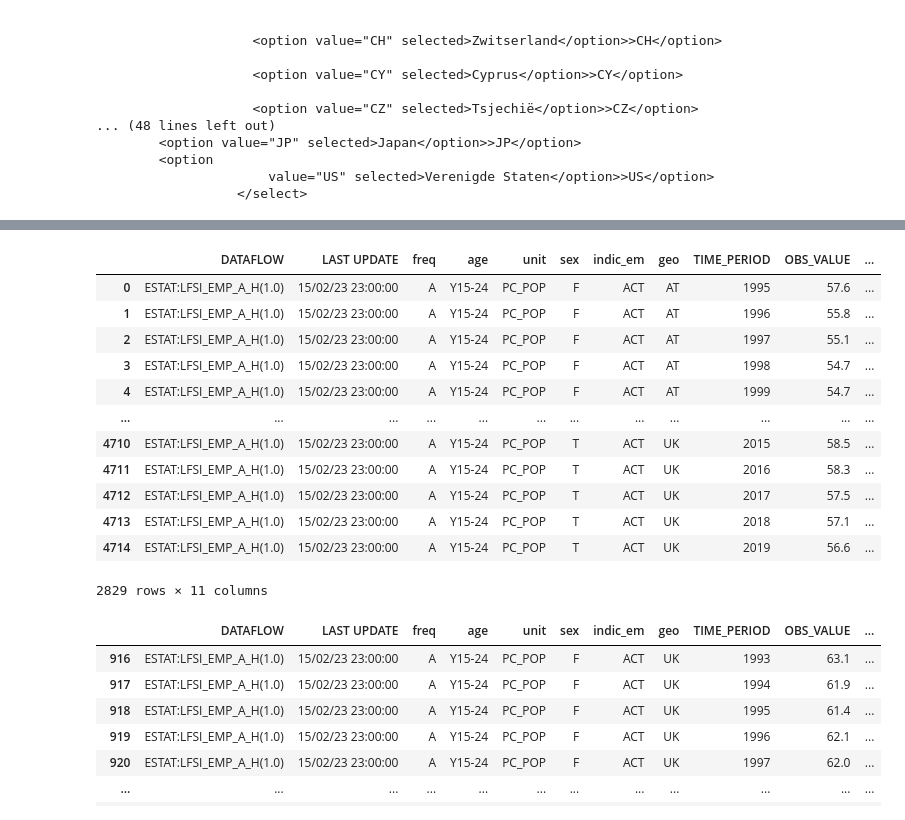
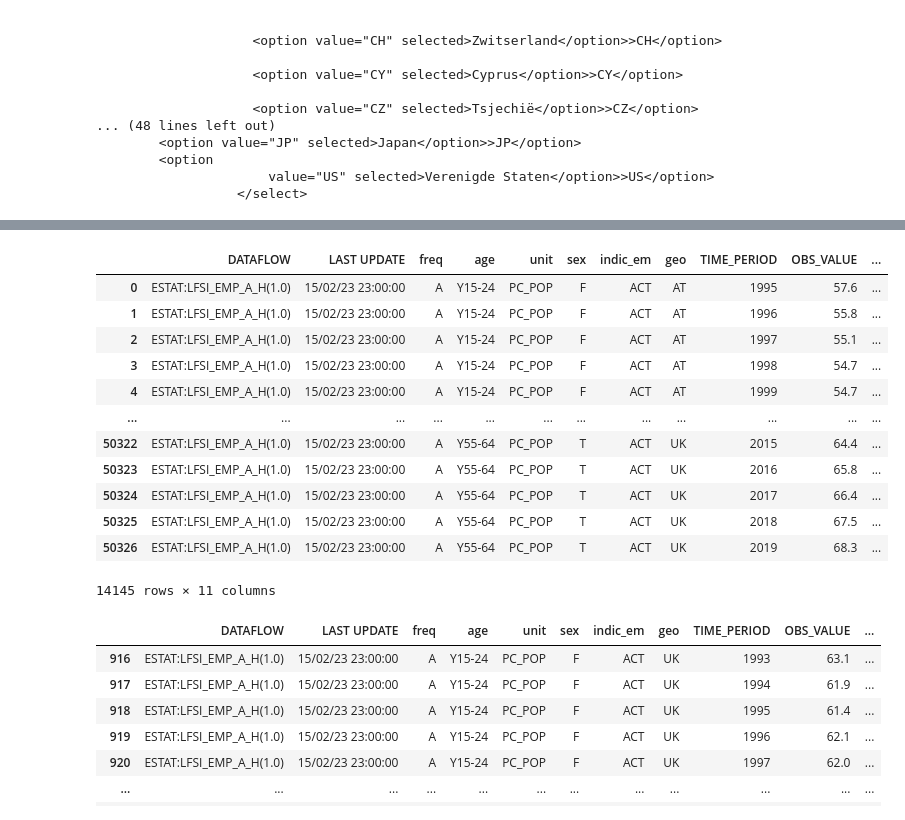
Before and after one commit to as-foxton/pythondatatatata, a Jupyter notebook: old/filtering.ipynb, the cells around one changed output, grey strips where cells are left out. Saved outputs shown, nothing was run; the diff lists cells and outputs as text; code cells hidden in the pictures.

```diff
--- a/filtering.ipynb
+++ b/old/filtering.ipynb
@@ -239,29 +208,29 @@ ModuleNotFoundError: No module named 'plotly'
 # %%
 df_filtered = df[
-    (df['age'] == 'Y15-24') &  # replace 'your_age_group' with the actual age group
+    # (df['age'] == 'Y15-24') &
     (df['unit'] == 'PC_POP') &
     # (df['sex'] == 'F') &
     (df['indic_em'] == 'ACT')
     # (df['geo'] == 'DE')
     # &
     # (df['OBS_VALUE'] != ':')
 ]
 
 df_filtered
 # %% [output]
 |  | DATAFLOW | LAST UPDATE | freq | age | unit | sex | indic_em | geo | TIME_PERIOD | OBS_VALUE | ... |
 | 0 | ESTAT:LFSI_EMP_A_H(1.0) | 15/02/23 23:00:00 | A | Y15-24 | PC_POP | F | ACT | AT | 1995 | 57.6 | ... |
 | 1 | ESTAT:LFSI_EMP_A_H(1.0) | 15/02/23 23:00:00 | A | Y15-24 | PC_POP | F | ACT | AT | 1996 | 55.8 | ... |
 | 2 | ESTAT:LFSI_EMP_A_H(1.0) | 15/02/23 23:00:00 | A | Y15-24 | PC_POP | F | ACT | AT | 1997 | 55.1 | ... |
 | 3 | ESTAT:LFSI_EMP_A_H(1.0) | 15/02/23 23:00:00 | A | Y15-24 | PC_POP | F | ACT | AT | 1998 | 54.7 | ... |
 | 4 | ESTAT:LFSI_EMP_A_H(1.0) | 15/02/23 23:00:00 | A | Y15-24 | PC_POP | F | ACT | AT | 1999 | 54.7 | ... |
 | ... | ... | ... | ... | ... | ... | ... | ... | ... | ... | ... | ... |
-| 4710 | ESTAT:LFSI_EMP_A_H(1.0) | 15/02/23 23:00:00 | A | Y15-24 | PC_POP | T | ACT | UK | 2015 | 58.5 | ... |
-| 4711 | ESTAT:LFSI_EMP_A_H(1.0) | 15/02/23 23:00:00 | A | Y15-24 | PC_POP | T | ACT | UK | 2016 | 58.3 | ... |
-| 4712 | ESTAT:LFSI_EMP_A_H(1.0) | 15/02/23 23:00:00 | A | Y15-24 | PC_POP | T | ACT | UK | 2017 | 57.5 | ... |
-| 4713 | ESTAT:LFSI_EMP_A_H(1.0) | 15/02/23 23:00:00 | A | Y15-24 | PC_POP | T | ACT | UK | 2018 | 57.1 | ... |
-| 4714 | ESTAT:LFSI_EMP_A_H(1.0) | 15/02/23 23:00:00 | A | Y15-24 | PC_POP | T | ACT | UK | 2019 | 56.6 | ... |
+| 50322 | ESTAT:LFSI_EMP_A_H(1.0) | 15/02/23 23:00:00 | A | Y55-64 | PC_POP | T | ACT | UK | 2015 | 64.4 | ... |
+| 50323 | ESTAT:LFSI_EMP_A_H(1.0) | 15/02/23 23:00:00 | A | Y55-64 | PC_POP | T | ACT | UK | 2016 | 65.8 | ... |
+| 50324 | ESTAT:LFSI_EMP_A_H(1.0) | 15/02/23 23:00:00 | A | Y55-64 | PC_POP | T | ACT | UK | 2017 | 66.4 | ... |
+| 50325 | ESTAT:LFSI_EMP_A_H(1.0) | 15/02/23 23:00:00 | A | Y55-64 | PC_POP | T | ACT | UK | 2018 | 67.5 | ... |
+| 50326 | ESTAT:LFSI_EMP_A_H(1.0) | 15/02/23 23:00:00 | A | Y55-64 | PC_POP | T | ACT | UK | 2019 | 68.3 | ... |
-2829 rows × 11 columns
+14145 rows × 11 columns
 # %%
 df_filtered2 = df_filtered[
     # (df['age'] == 'Y15-24') &  # replace 'your_age_group' with the actual age group
```
Also changed, not shown: parts of 3 cells of this notebook, 15 other files.
